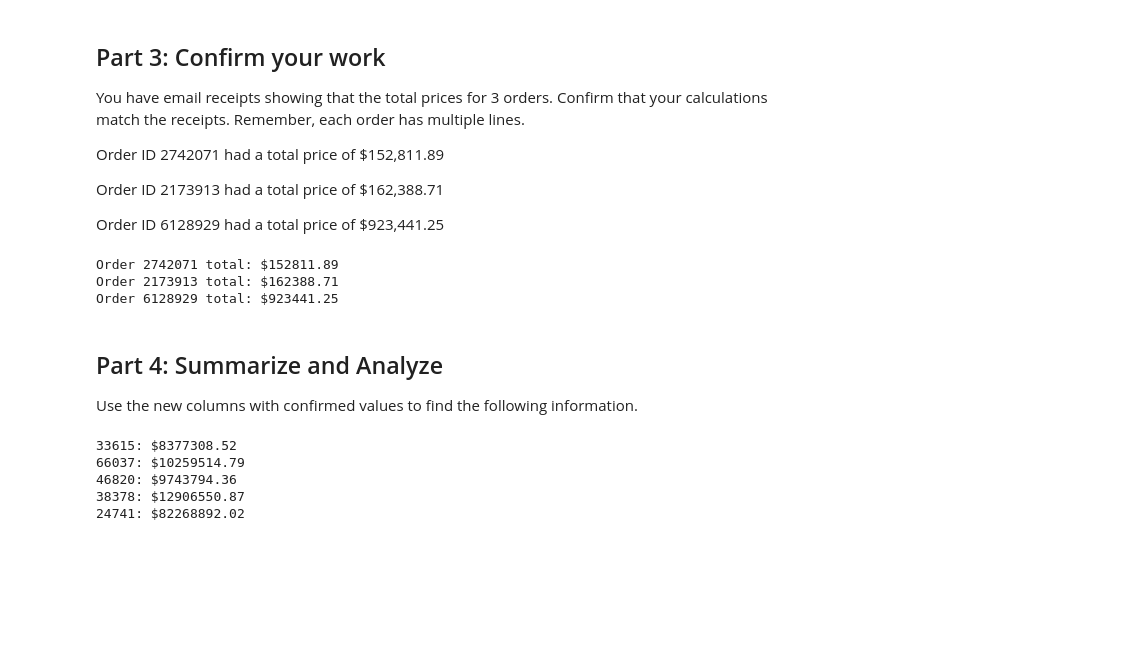
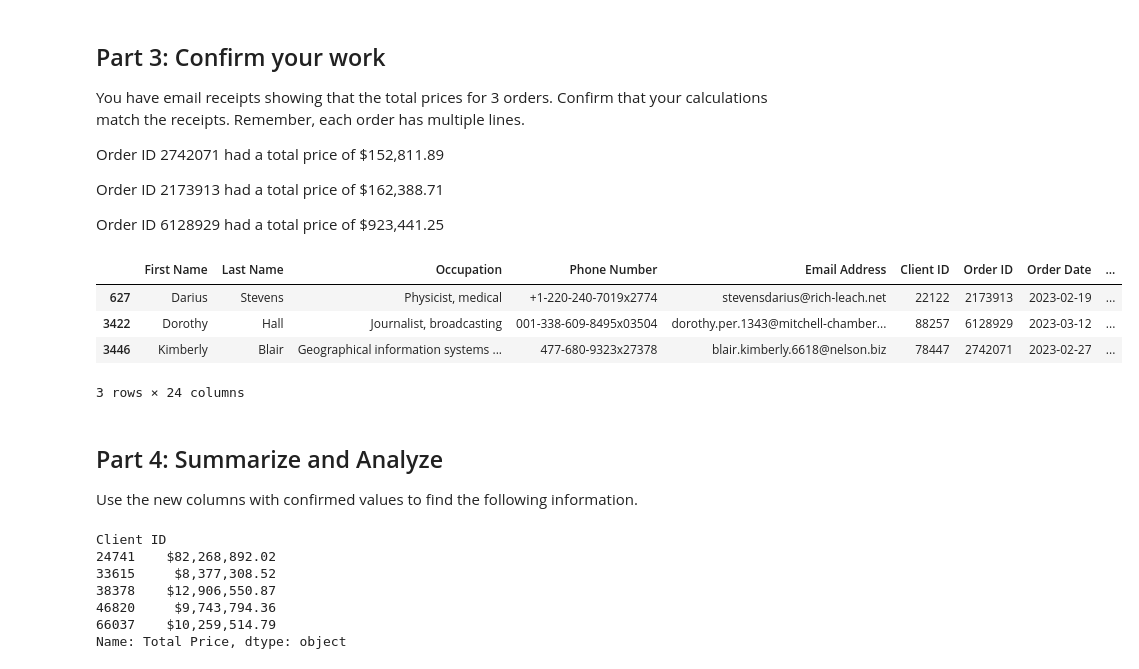
Before and after one commit to SAG-GithubApprentice/pandas-challenge-1, a Jupyter notebook: module_4_challenge.ipynb, the cells around one changed output. Drawn from its saved outputs; the diff is of its cells as text; code cells hidden in the pictures; blank space fills up the shorter version.

```diff
--- a/module_4_challenge.ipynb
+++ b/module_4_challenge.ipynb
@@ -232,22 +314,55 @@ Order ID 2173913 had a total price of \$162,388.71
 Order ID 6128929 had a total price of \$923,441.25
 # %%
 # Check your work using the totals above
+
+# Called relevant 'Order ID' rows per instructions.
+specific_order_ids = ['2742071', '2173913', '6128929']
+
+# Converted the 'Order ID' values to integers.
+specific_order_ids = [int(order_id) for order_id in specific_order_ids]
+
+# Create a DataFrame with refrenced order ID rows.
+specific_rows_df = df.loc[df['Order ID'].isin(specific_order_ids)]
+
+# Display the DataFrame with the specified rows
+specific_rows_df.head(3)
+
+#OUTPUT DATA DOES NOT MATCH!!!
 # %% [output]
+|  | First Name | Last Name | Occupation | Phone Number | Email Address | Client ID | Order ID | Order Date | ... |
+| 627 | Darius | Stevens | Physicist, medical | +1-220-240-7019x2774 | stevensdarius@rich-leach.net | 22122 | 2173913 | 2023-02-19 | ... |
+| 3422 | Dorothy | Hall | Journalist, broadcasting | 001-338-609-8495x03504 | dorothy.per.1343@mitchell-chamber... | 88257 | 6128929 | 2023-03-12 | ... |
+| 3446 | Kimberly | Blair | Geographical information systems ... | 477-680-9323x27378 | blair.kimberly.6618@nelson.biz | 78447 | 2742071 | 2023-02-27 | ... |
-Order 2742071 total: $152811.89
-Order 2173913 total: $162388.71
-Order 6128929 total: $923441.25
+3 rows × 24 columns
 # %% [markdown]
 ## Part 4: Summarize and Analyze
 Use the new columns with confirmed values to find the following information.
 # %%
-# How much did each of the top 5 clients by quantity
-# spend? Check your work from Part 1 for client ids.
+# How much did each of the top 5 clients by quantity spend?
+# Check your work from Part 1 for client ids.
+
+# Refrenced 'client_id_count' from Part 1.
+top_5 = client_id_count.head(5).index
+
+# Filtered the DataFrame for the top 5 clients.
+top_5_df = df[df['Client ID'].isin(top_5)]
+
+# Calculated the total spending for the top 5 clients.
+top_5_total_spend = top_5_df.groupby('Client ID')['Total Price'].sum()
+
+# Formated the total spending as a dollar amount.
+usd_total_spend = top_5_total_spend.map('${:,.2f}'.format)
+
+# Displayed the total spending for the top 5 clients.
+print(usd_total_spend)
 # %% [output]
-33615: $8377308.52
-66037: $10259514.79
-46820: $9743794.36
-38378: $12906550.87
-24741: $82268892.02
+Client ID
+24741    $82,268,892.02
+33615     $8,377,308.52
+38378    $12,906,550.87
+46820     $9,743,794.36
+66037    $10,259,514.79
+Name: Total Price, dtype: object
 # %%
 # Create a summary DataFrame showing the totals for the
 # for the top 5 clients with the following information:
```
Also changed, not shown: parts of 20 cells of this notebook.
